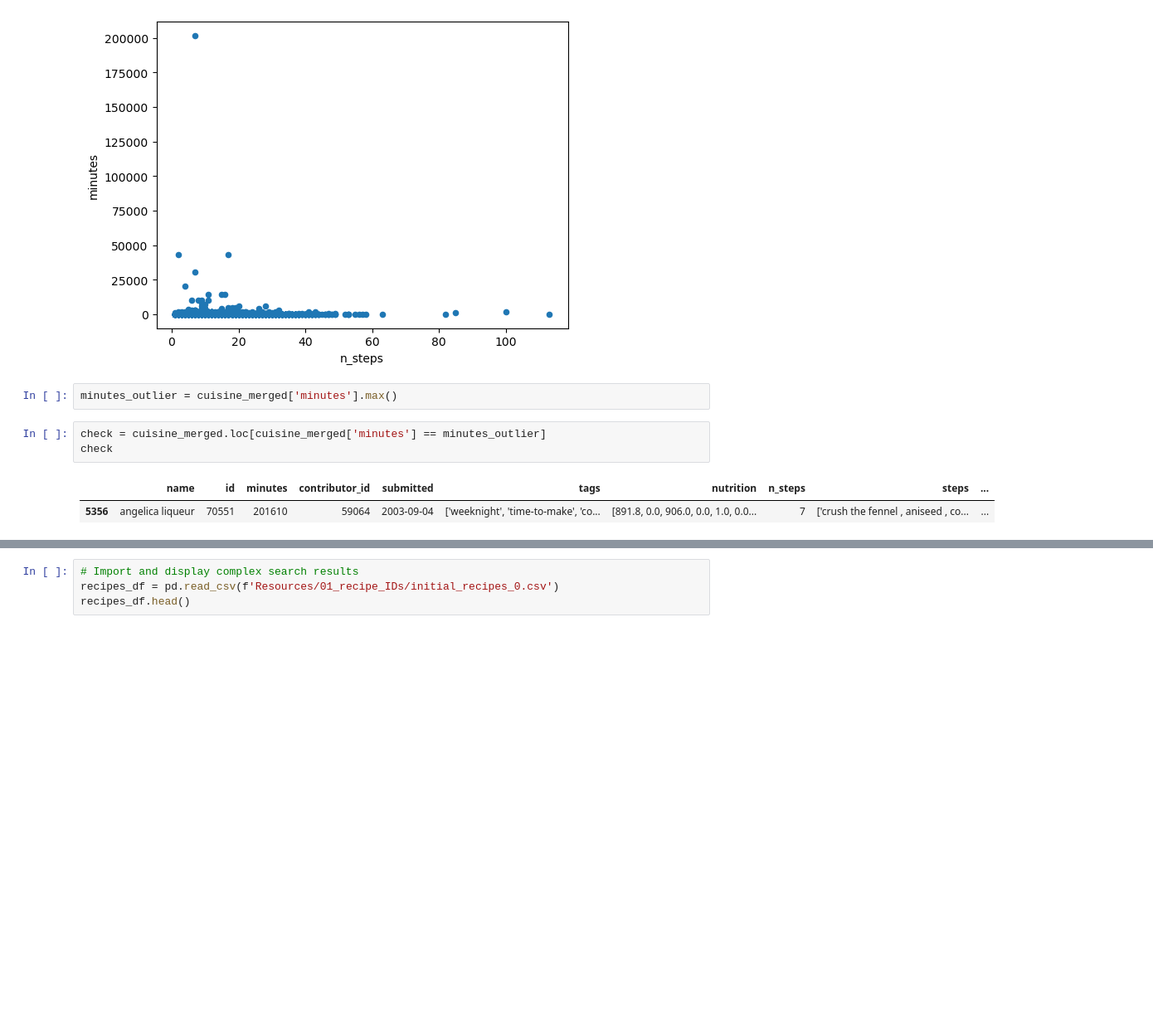
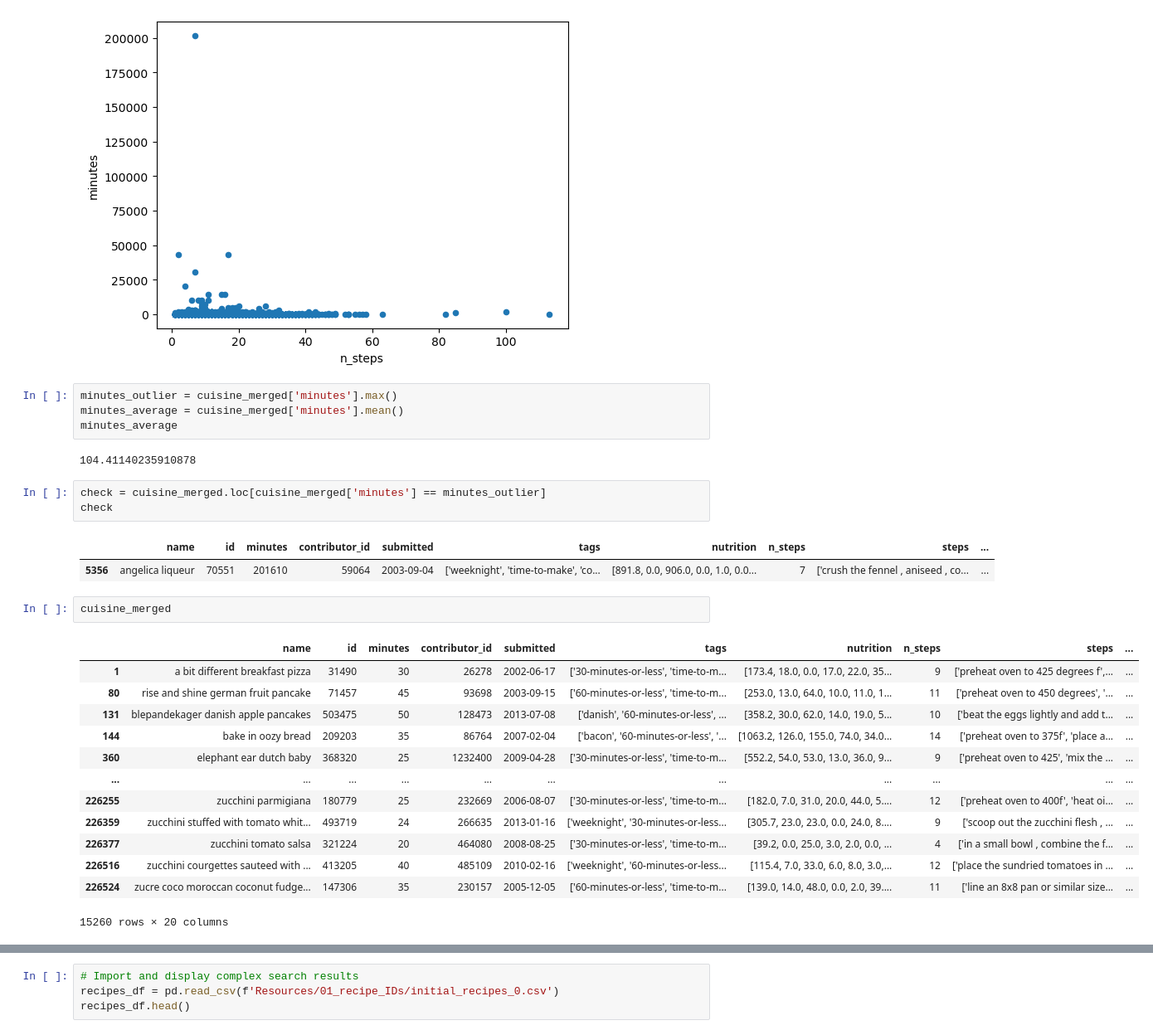
Before and after one commit to alyssahondrade/Project1, a Jupyter notebook: nutritious_recipes.ipynb, the cells around one changed output, grey strips where cells are left out. Shown: that part at 83% size. Cells and saved outputs as stored; diff of their text form; blank space fills up the shorter version.

```diff
--- a/nutritious_recipes.ipynb
+++ b/nutritious_recipes.ipynb
@@ -490,12 +490,32 @@ cuisine_merged.plot(kind="scatter", x='n_steps', y='minutes')
 [figure]
 # %%
 minutes_outlier = cuisine_merged['minutes'].max()
+minutes_average = cuisine_merged['minutes'].mean()
+minutes_average
+# %% [output]
+104.41140235910878
 # %%
 check = cuisine_merged.loc[cuisine_merged['minutes'] == minutes_outlier]
 check
 # %% [output]
 |  | name | id | minutes | contributor_id | submitted | tags | nutrition | n_steps | steps | ... |
 | 5356 | angelica liqueur | 70551 | 201610 | 59064 | 2003-09-04 | ['weeknight', 'time-to-make', 'co... | [891.8, 0.0, 906.0, 0.0, 1.0, 0.0... | 7 | ['crush the fennel , aniseed , co... | ... |
+# %%
+cuisine_merged
+# %% [output]
+|  | name | id | minutes | contributor_id | submitted | tags | nutrition | n_steps | steps | ... |
+| 1 | a bit different breakfast pizza | 31490 | 30 | 26278 | 2002-06-17 | ['30-minutes-or-less', 'time-to-m... | [173.4, 18.0, 0.0, 17.0, 22.0, 35... | 9 | ['preheat oven to 425 degrees f',... | ... |
+| 80 | rise and shine german fruit pancake | 71457 | 45 | 93698 | 2003-09-15 | ['60-minutes-or-less', 'time-to-m... | [253.0, 13.0, 64.0, 10.0, 11.0, 1... | 11 | ['preheat oven to 450 degrees', '... | ... |
+| 131 | blepandekager danish apple pancakes | 503475 | 50 | 128473 | 2013-07-08 | ['danish', '60-minutes-or-less', ... | [358.2, 30.0, 62.0, 14.0, 19.0, 5... | 10 | ['beat the eggs lightly and add t... | ... |
+| 144 | bake in oozy bread | 209203 | 35 | 86764 | 2007-02-04 | ['bacon', '60-minutes-or-less', '... | [1063.2, 126.0, 155.0, 74.0, 34.0... | 14 | ['preheat oven to 375f', 'place a... | ... |
+| 360 | elephant ear dutch baby | 368320 | 25 | 1232400 | 2009-04-28 | ['30-minutes-or-less', 'time-to-m... | [552.2, 54.0, 53.0, 13.0, 36.0, 9... | 9 | ['preheat oven to 425', 'mix the ... | ... |
+| ... | ... | ... | ... | ... | ... | ... | ... | ... | ... | ... |
+| 226255 | zucchini parmigiana | 180779 | 25 | 232669 | 2006-08-07 | ['30-minutes-or-less', 'time-to-m... | [182.0, 7.0, 31.0, 20.0, 44.0, 5.... | 12 | ['preheat oven to 400f', 'heat oi... | ... |
+| 226359 | zucchini stuffed with tomato whit... | 493719 | 24 | 266635 | 2013-01-16 | ['weeknight', '30-minutes-or-less... | [305.7, 23.0, 23.0, 0.0, 24.0, 8.... | 9 | ['scoop out the zucchini flesh , ... | ... |
+| 226377 | zucchini tomato salsa | 321224 | 20 | 464080 | 2008-08-25 | ['30-minutes-or-less', 'time-to-m... | [39.2, 0.0, 25.0, 3.0, 2.0, 0.0, ... | 4 | ['in a small bowl , combine the f... | ... |
+| 226516 | zucchini courgettes sauteed with ... | 413205 | 40 | 485109 | 2010-02-16 | ['weeknight', '60-minutes-or-less... | [115.4, 7.0, 33.0, 6.0, 8.0, 3.0,... | 12 | ['place the sundried tomatoes in ... | ... |
+| 226524 | zucre coco moroccan coconut fudge... | 147306 | 35 | 230157 | 2005-12-05 | ['60-minutes-or-less', 'time-to-m... | [139.0, 14.0, 48.0, 0.0, 2.0, 39.... | 11 | ['line an 8x8 pan or similar size... | ... |
+15260 rows × 20 columns
 # %% [markdown]
 ## Initial Data Exploration - SPOONACULAR API
 __Goal:__ Test the API, check returned format and attributes.
```
Also changed, not shown: 1 other file.
